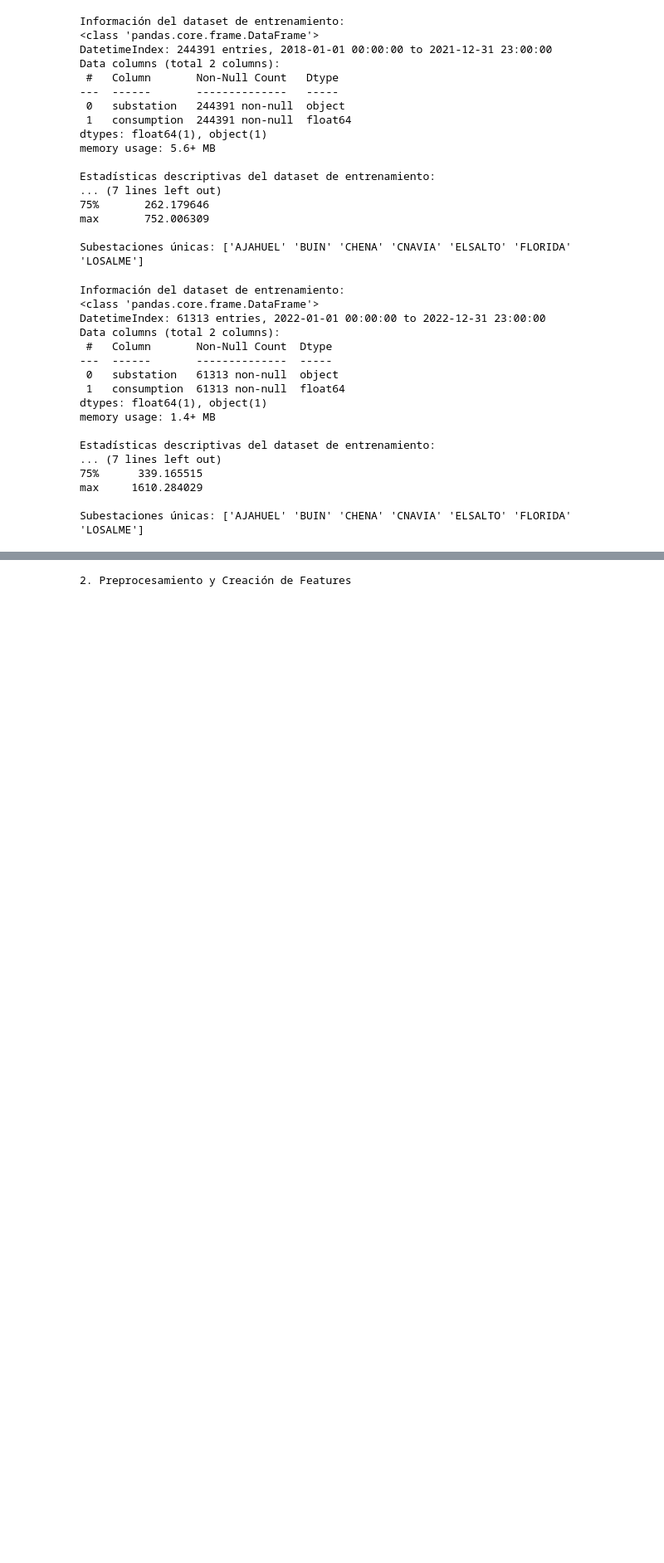
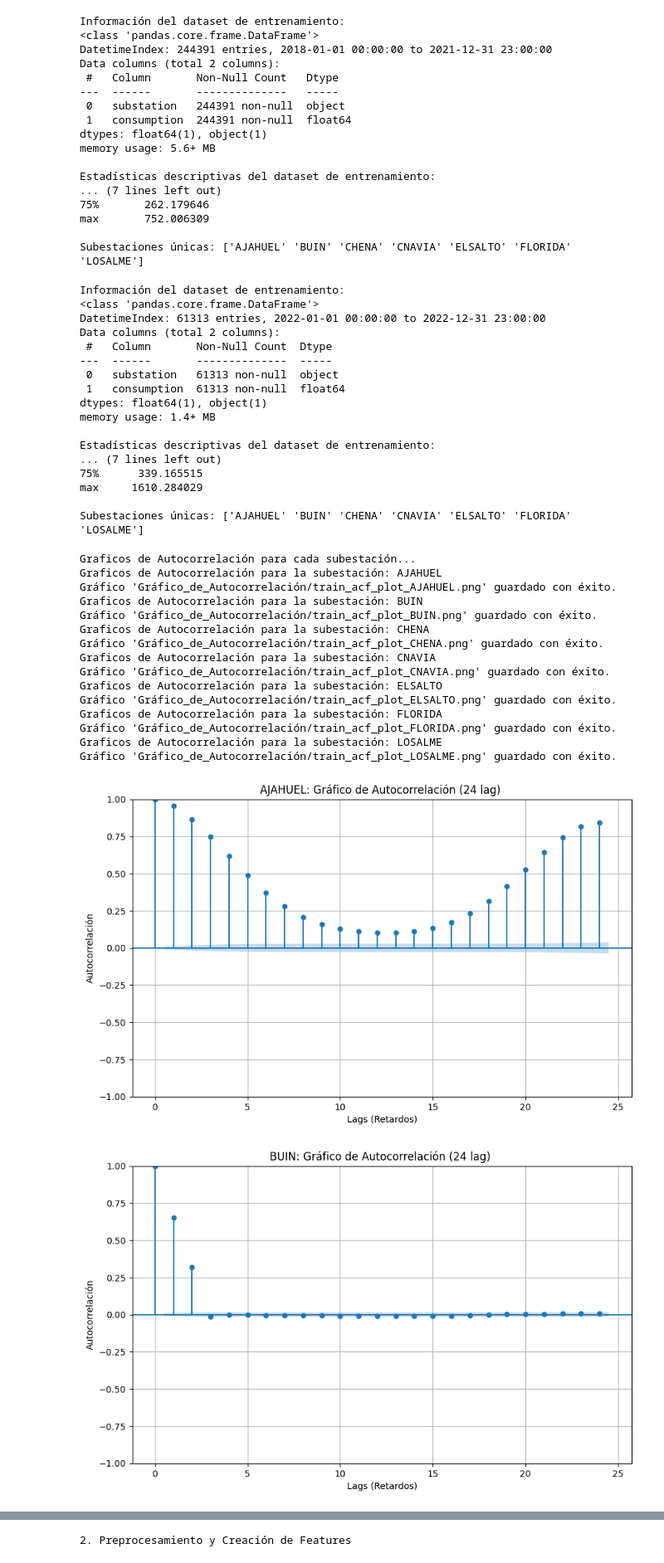
Before and after one commit to leviitta/TopicosEspecialidadCienciaDatos-ConsumoElectrico, a Jupyter notebook: Proyecto_II_Consumo_Electrico.ipynb, the cells around one changed output, grey strips where cells are left out. Shown at 83% size. Drawn from its saved outputs; the diff is of its cells as text; code cells hidden in the pictures; blank space fills up the shorter version.

Commit message:
add plot acf 24 lag

```diff
--- a/Proyecto_II_Consumo_Electrico.ipynb
+++ b/Proyecto_II_Consumo_Electrico.ipynb
@@ -135,3 +132,53 @@ plt.legend()
 plt.grid(True)
 plt.savefig('Test_all_substations_daily_consumption.png')
 plt.close()
+# %%
+# Generación del Gráfico de Autocorrelación ---
+print("\nGraficos de Autocorrelación para cada subestación...")
+unique_substations = train_df['substation'].unique()
+
+for substation in unique_substations:
+    print(f"Graficos de Autocorrelación para la subestación: {substation}")
+    serie_de_tiempo = train_df[train_df['substation'] == substation]['consumption']
+
+    # Definir el nombre del archivo de imagen de salida
+    plot_filename = f'Gráfico_de_Autocorrelación/train_acf_plot_{substation}.png'
+
+    # 3. Crear la figura y los ejes para el gráfico
+    fig, ax = plt.subplots(figsize=(10, 6))
+
+    # 4. Generar el gráfico de autocorrelación (ACF)
+    #    - El argumento 'lags' indica cuántos retardos (lags) queremos graficar.
+    plot_acf(serie_de_tiempo, lags=24, ax=ax)
+
+    # 5. Configurar títulos y etiquetas para mayor claridad
+    ax.set_title(f'{substation}: Gráfico de Autocorrelación (24 lag) ')
+    ax.set_xlabel('Lags (Retardos)')
+    ax.set_ylabel('Autocorrelación')
+    plt.grid(True) # Añadir una cuadrícula para facilitar la lectura
+
+    # 6. Guardar el gráfico resultante como un archivo de imagen
+    plt.savefig(plot_filename)
+
+    print(f"Gráfico '{plot_filename}' guardado con éxito.")
+
+    # Opcional: si estás ejecutando esto interactivamente y quieres ver el gráfico en pantalla
+    #plt.show()
+# %% [output]
+Graficos de Autocorrelación para cada subestación...
+Graficos de Autocorrelación para la subestación: AJAHUEL
+Gráfico 'Gráfico_de_Autocorrelación/train_acf_plot_AJAHUEL.png' guardado con éxito.
+Graficos de Autocorrelación para la subestación: BUIN
+Gráfico 'Gráfico_de_Autocorrelación/train_acf_plot_BUIN.png' guardado con éxito.
+Graficos de Autocorrelación para la subestación: CHENA
+Gráfico 'Gráfico_de_Autocorrelación/train_acf_plot_CHENA.png' guardado con éxito.
+Graficos de Autocorrelación para la subestación: CNAVIA
+Gráfico 'Gráfico_de_Autocorrelación/train_acf_plot_CNAVIA.png' guardado con éxito.
+Graficos de Autocorrelación para la subestación: ELSALTO
+Gráfico 'Gráfico_de_Autocorrelación/train_acf_plot_ELSALTO.png' guardado con éxito.
+Graficos de Autocorrelación para la subestación: FLORIDA
+Gráfico 'Gráfico_de_Autocorrelación/train_acf_plot_FLORIDA.png' guardado con éxito.
+Graficos de Autocorrelación para la subestación: LOSALME
+Gráfico 'Gráfico_de_Autocorrelación/train_acf_plot_LOSALME.png' guardado con éxito.
+[figure, added]
+[figure, added]
```
Also changed, not shown: parts of 4 cells of this notebook, 14 other files.
